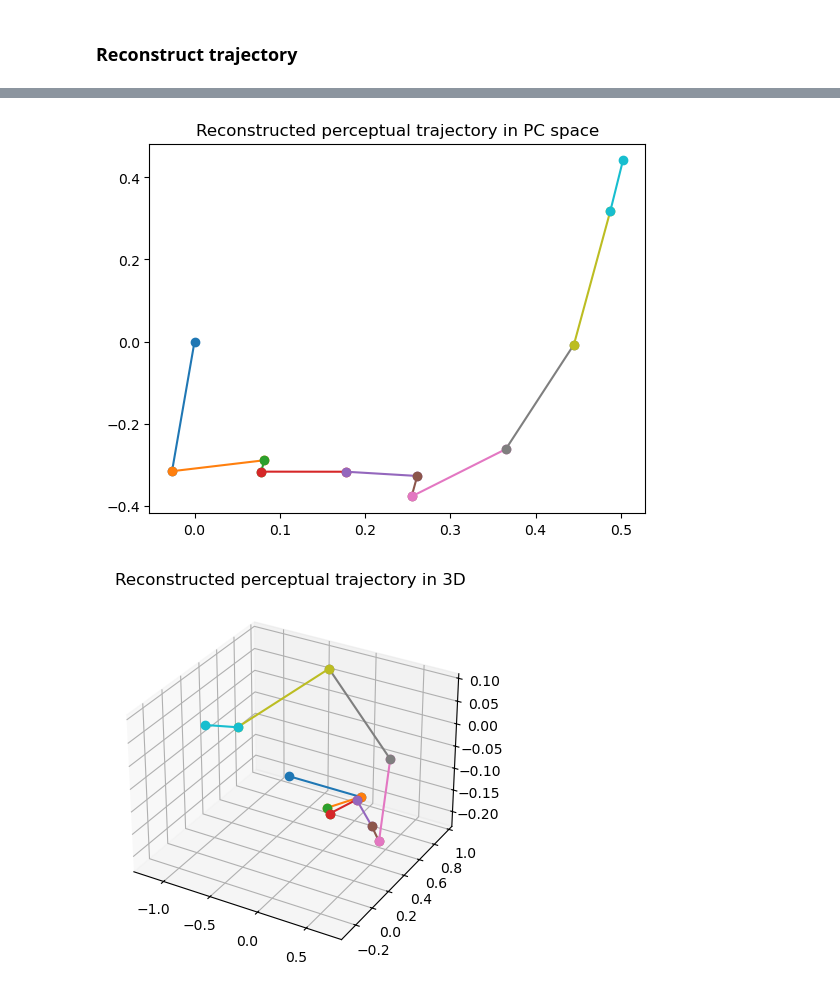
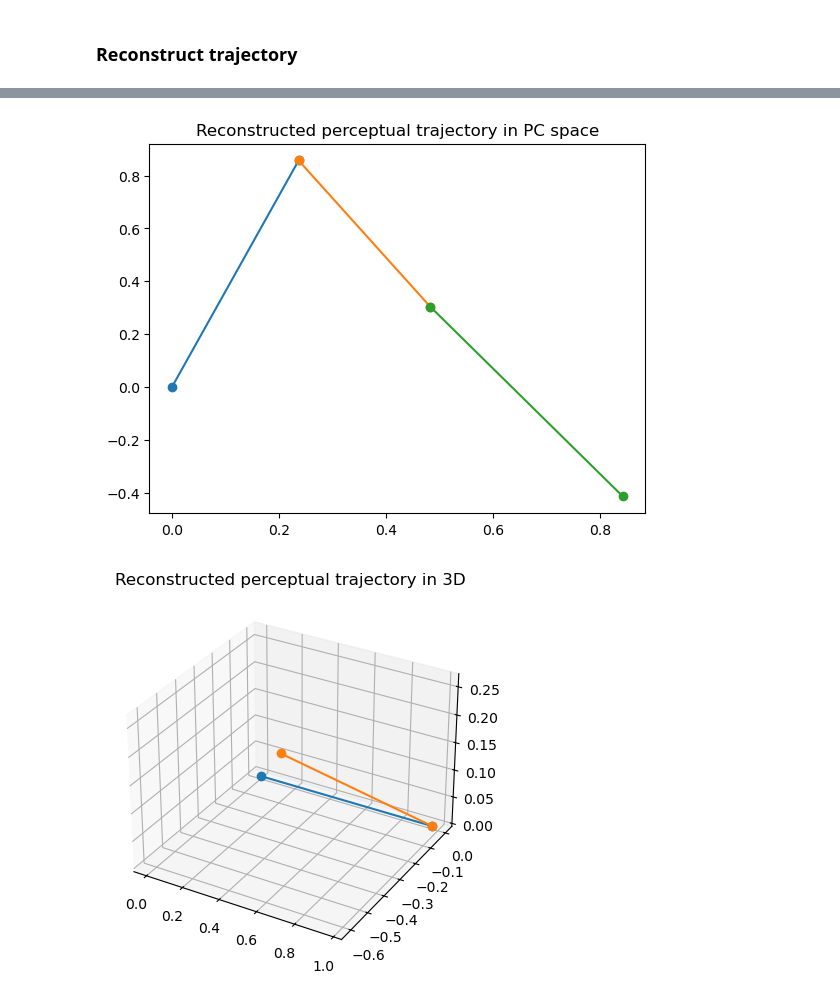
Before and after one commit to nguyen-td/perceptual-straightening, a Jupyter notebook: main.ipynb, the cells around one changed output, grey strips where cells are left out. Cells and saved outputs as stored; diff of their text form; code cells hidden in the pictures.

```diff
--- a/main.ipynb
+++ b/main.ipynb
@@ -16,7 +16,7 @@ from utils import load_sim_data
 # %% [markdown]
 ### Setup parameters
 # %%
-N = 11
+N = 4
 sim_curvature = 30 # simulated average curvature (in degrees)
 out_dict = "/Users/nguyentiendung/GitHub/perceptual-straightening/model/"
 data_path = "/Users/nguyentiendung/GitHub/perceptual-straightening/data/simulations/"
@@ -54,7 +54,7 @@ model_file = Path(out_dict) / f'model_{sim_curvature}.pt'
 # %% [markdown]
 #### Optimize the whole ELBO
 # %%
-iterations = 2000
+iterations = 10000
 
 # errors
 errors = np.zeros(iterations)
@@ -62,8 +62,9 @@ kl_loss = np.zeros(iterations)
 ll_loss = np.zeros(iterations)
 
 # variables
-mus = np.zeros(iterations)
-ds = np.zeros(iterations)
+c_prior = np.zeros(iterations)
+d_prior = np.zeros(iterations)
+c_post = np.zeros((N-1, iterations))
 
 best_iteration = 0
 for i in range(iterations):
@@ -83,8 +84,9 @@ for i in range(iterations):
     errors[i] = loss.item()
     kl_loss[i] = kl.item()
     ll_loss[i] = log_ll.item()
-    mus[i] = model.mu_prior_c.detach().numpy()[0] * (180 / np.pi)
-    ds[i] = model.mu_prior_d.detach().numpy()[0]
+    c_prior[i] = model.mu_prior_c.detach().numpy()[0] * (180 / np.pi)
+    d_prior[i] = model.mu_prior_d.detach().numpy()[0]
+    c_post[:, i] = model.mu_post_c.detach().numpy()[0] * (180 / np.pi)
 
     # save best model but exclude the ones whose errors are below 0
     # if errors[i] <= errors[best_iteration] and (not errors[i] < 0):
@@ -96,7 +98,7 @@ for i in range(iterations):
         # best_iteration = i
 
     # print progress
-    if not i % 100:
+    if not i % 250:
         print(f"Epoch: {i}, Loss: {loss.item()}")
 
     # # stop when error becomes too negative
@@ -244,20 +254,20 @@ for i in range(pc.shape[1]-1):
 plt.title('Reconstructed perceptual trajectory in PC space')
 plt.show()
 # %% [output]
-[figure, old version]
+[figure, new version]
 # %%
 # visualize the perceptual trajectory for >= 3d (plotting first 3 dimensions)
 x_np = x.detach().numpy().T
 fig = plt.figure()
 ax = fig.add_subplot(111, projection='3d')
-for i in range(pc.shape[1]-1):
+for i in range(x.shape[1]-1):
     plt.plot([x_np[0, i], x_np[0, i+1]],
              [x_np[1, i], x_np[1, i+1]],
              [x_np[2, i], x_np[2, i+1]], '-o')
 plt.title('Reconstructed perceptual trajectory in 3D')
 plt.show()
 # %% [output]
-[figure, old version]
+[figure, new version]
 # %%
 # plot histograms of trajectory variables
 # fig, axs = plt.subplots(figsize=(10, 6))
```
Also changed, not shown: parts of 8 cells of this notebook, 6 other files.
